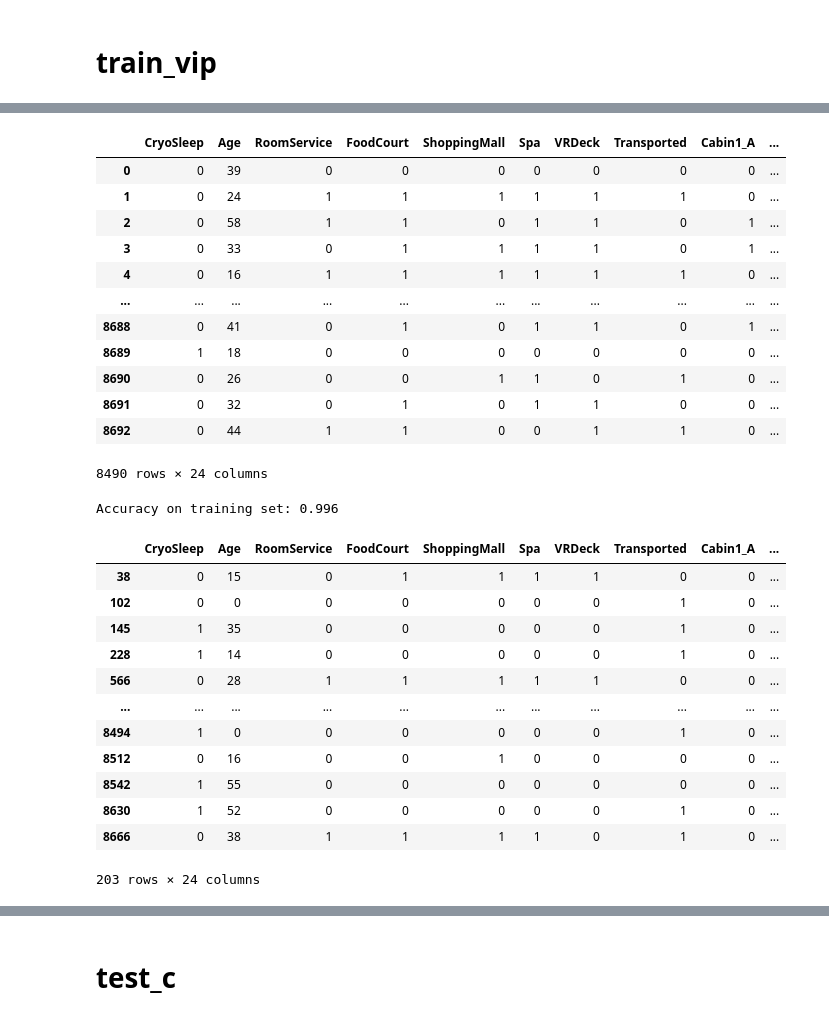
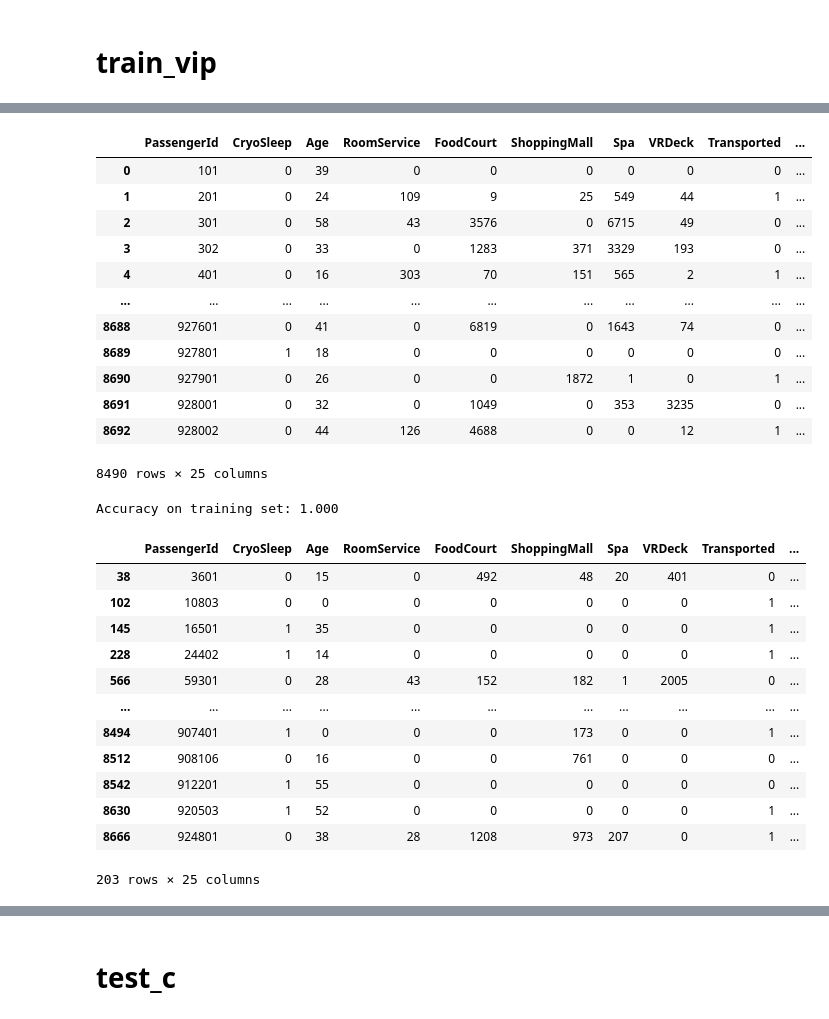
Before and after one commit to thefoolgy/kaggle, a Jupyter notebook: spaceship_titanic.ipynb, the cells around one changed output, grey strips where cells are left out. Cells and saved outputs as stored; diff of their text form; code cells hidden in the pictures.

Commit message:
rewrite some codes and used randomforest to predict

```diff
--- a/spaceship_titanic.ipynb
+++ b/spaceship_titanic.ipynb
@@ -504,2 +105,3 @@ Test set predictions:
 # %%
+y_pred = rfc.predict(test_c)
 y_pred = pd.DataFrame(y_pred)
@@ -586,3 +122 @@ train_c_train
 train_c = pd.concat([train_c_train, train_c_test],axis = 0)
-# %%
-train_c = train_c.sort_index()
@@ -625,2 +123,4 @@ memory usage: 721.6+ KB
+# %%
+train["CryoSleep"] = train_c["CryoSleep"]
 # %% [markdown]
 # train_vip
@@ -718,2 +127,4 @@ memory usage: 789.5+ KB
+# %%
+train_v = train.copy(deep=True)
 # %%
 train_v_test = train_v[train_v.isnull().T.any()]
@@ -799,17 +132,18 @@ Name: VIP, Length: 8490, dtype: int32
 # %%
-df_train_v = train_v_train.drop(["VIP","PassengerId"], axis = 1)
-df_train_v.astype('int')
+y_train_v = train_v_train["VIP"].astype('int')
+x_train_v = train_v_train.drop(["VIP"], axis = 1)
+x_train_v.astype('int')
 # %% [output]
-|  | CryoSleep | Age | RoomService | FoodCourt | ShoppingMall | Spa | VRDeck | Transported | Cabin1_A | ... |
-| 0 | 0 | 39 | 0 | 0 | 0 | 0 | 0 | 0 | 0 | ... |
-| 1 | 0 | 24 | 1 | 1 | 1 | 1 | 1 | 1 | 0 | ... |
-| 2 | 0 | 58 | 1 | 1 | 0 | 1 | 1 | 0 | 1 | ... |
-| 3 | 0 | 33 | 0 | 1 | 1 | 1 | 1 | 0 | 1 | ... |
-| 4 | 0 | 16 | 1 | 1 | 1 | 1 | 1 | 1 | 0 | ... |
+|  | PassengerId | CryoSleep | Age | RoomService | FoodCourt | ShoppingMall | Spa | VRDeck | Transported | ... |
+| 0 | 101 | 0 | 39 | 0 | 0 | 0 | 0 | 0 | 0 | ... |
+| 1 | 201 | 0 | 24 | 109 | 9 | 25 | 549 | 44 | 1 | ... |
+| 2 | 301 | 0 | 58 | 43 | 3576 | 0 | 6715 | 49 | 0 | ... |
+| 3 | 302 | 0 | 33 | 0 | 1283 | 371 | 3329 | 193 | 0 | ... |
+| 4 | 401 | 0 | 16 | 303 | 70 | 151 | 565 | 2 | 1 | ... |
 | ... | ... | ... | ... | ... | ... | ... | ... | ... | ... | ... |
-| 8688 | 0 | 41 | 0 | 1 | 0 | 1 | 1 | 0 | 1 | ... |
-| 8689 | 1 | 18 | 0 | 0 | 0 | 0 | 0 | 0 | 0 | ... |
-| 8690 | 0 | 26 | 0 | 0 | 1 | 1 | 0 | 1 | 0 | ... |
-| 8691 | 0 | 32 | 0 | 1 | 0 | 1 | 1 | 0 | 0 | ... |
-| 8692 | 0 | 44 | 1 | 1 | 0 | 0 | 1 | 1 | 0 | ... |
+| 8688 | 927601 | 0 | 41 | 0 | 6819 | 0 | 1643 | 74 | 0 | ... |
+| 8689 | 927801 | 1 | 18 | 0 | 0 | 0 | 0 | 0 | 0 | ... |
+| 8690 | 927901 | 0 | 26 | 0 | 0 | 1872 | 1 | 0 | 1 | ... |
+| 8691 | 928001 | 0 | 32 | 0 | 1049 | 0 | 353 | 3235 | 0 | ... |
+| 8692 | 928002 | 0 | 44 | 126 | 4688 | 0 | 0 | 12 | 1 | ... |
-8490 rows × 24 columns
+8490 rows × 25 columns
@@ -818,24 +150,24 @@ X_train_2 = df_train_v
 # %%
-from sklearn.tree import DecisionTreeClassifier
-tree = DecisionTreeClassifier(random_state = 0)
-tree.fit(X_train_2, y_train_2)
-print("Accuracy on training set: {:.3f}".format(tree.score(X_train_2, y_train_2)))
+rfc = RandomForestClassifier(random_state = 0)
+rfc.fit(x_train_v, y_train_v)
+print("Accuracy on training set: {:.3f}".format(rfc.score(x_train_v, y_train_v)))
 # %% [output]
-Accuracy on training set: 0.996
+Accuracy on training set: 1.000
 # %%
-df_test_v = train_v_test.drop(["VIP","PassengerId"], axis = 1)
-df_test_v.astype('int')
+#去掉VIP这一列 输入到模型 该列都是空值
+test_v = train_v_test.drop(["VIP"], axis = 1)
+test_v.astype('int')
 # %% [output]
-|  | CryoSleep | Age | RoomService | FoodCourt | ShoppingMall | Spa | VRDeck | Transported | Cabin1_A | ... |
-| 38 | 0 | 15 | 0 | 1 | 1 | 1 | 1 | 0 | 0 | ... |
-| 102 | 0 | 0 | 0 | 0 | 0 | 0 | 0 | 1 | 0 | ... |
-| 145 | 1 | 35 | 0 | 0 | 0 | 0 | 0 | 1 | 0 | ... |
-| 228 | 1 | 14 | 0 | 0 | 0 | 0 | 0 | 1 | 0 | ... |
-| 566 | 0 | 28 | 1 | 1 | 1 | 1 | 1 | 0 | 0 | ... |
+|  | PassengerId | CryoSleep | Age | RoomService | FoodCourt | ShoppingMall | Spa | VRDeck | Transported | ... |
+| 38 | 3601 | 0 | 15 | 0 | 492 | 48 | 20 | 401 | 0 | ... |
+| 102 | 10803 | 0 | 0 | 0 | 0 | 0 | 0 | 0 | 1 | ... |
+| 145 | 16501 | 1 | 35 | 0 | 0 | 0 | 0 | 0 | 1 | ... |
+| 228 | 24402 | 1 | 14 | 0 | 0 | 0 | 0 | 0 | 1 | ... |
+| 566 | 59301 | 0 | 28 | 43 | 152 | 182 | 1 | 2005 | 0 | ... |
 | ... | ... | ... | ... | ... | ... | ... | ... | ... | ... | ... |
-| 8494 | 1 | 0 | 0 | 0 | 0 | 0 | 0 | 1 | 0 | ... |
-| 8512 | 0 | 16 | 0 | 0 | 1 | 0 | 0 | 0 | 0 | ... |
-| 8542 | 1 | 55 | 0 | 0 | 0 | 0 | 0 | 0 | 0 | ... |
-| 8630 | 1 | 52 | 0 | 0 | 0 | 0 | 0 | 1 | 0 | ... |
-| 8666 | 0 | 38 | 1 | 1 | 1 | 1 | 0 | 1 | 0 | ... |
+| 8494 | 907401 | 1 | 0 | 0 | 0 | 173 | 0 | 0 | 1 | ... |
+| 8512 | 908106 | 0 | 16 | 0 | 0 | 761 | 0 | 0 | 0 | ... |
+| 8542 | 912201 | 1 | 55 | 0 | 0 | 0 | 0 | 0 | 0 | ... |
+| 8630 | 920503 | 1 | 52 | 0 | 0 | 0 | 0 | 0 | 1 | ... |
+| 8666 | 924801 | 0 | 38 | 28 | 1208 | 973 | 207 | 0 | 1 | ... |
-203 rows × 24 columns
+203 rows × 25 columns
```
Also changed, not shown: parts of 204 cells of this notebook.
